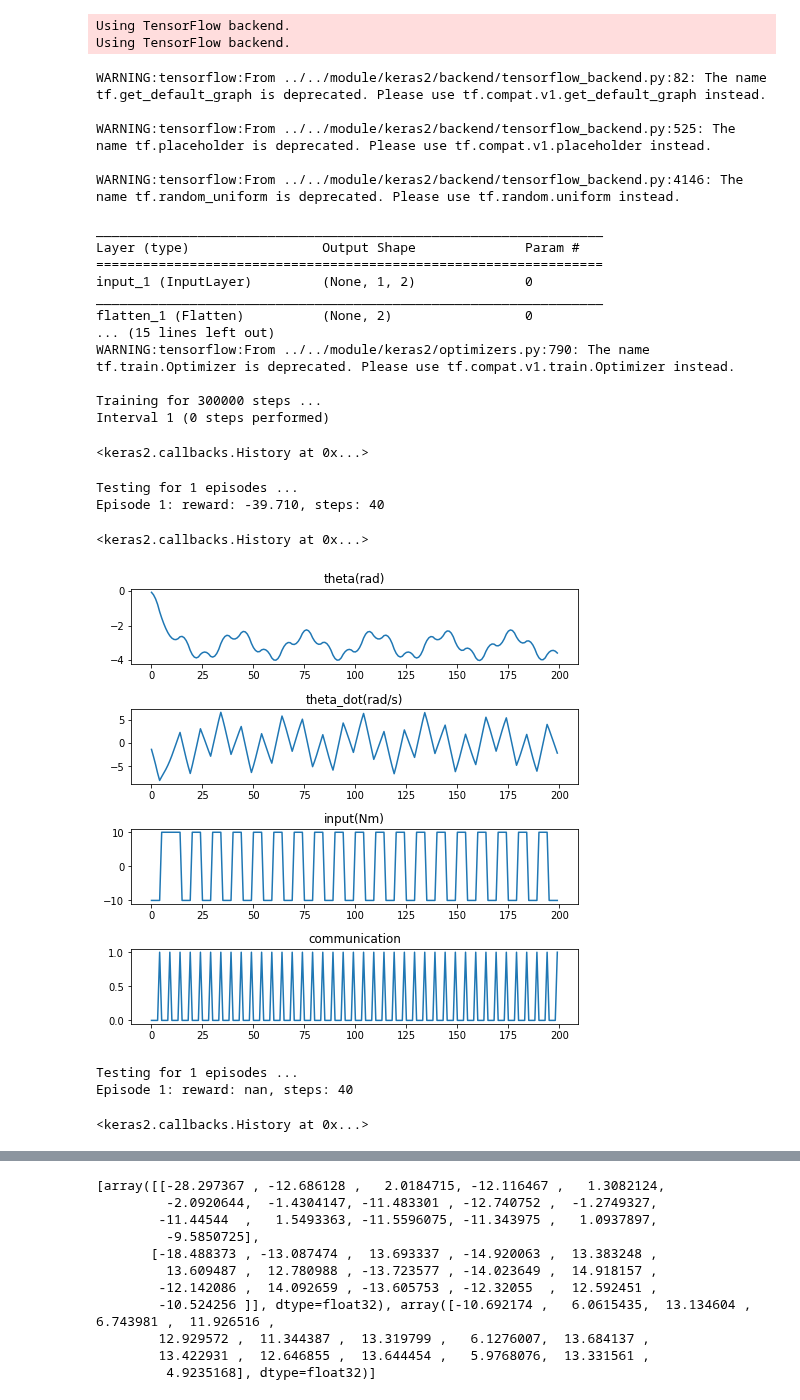
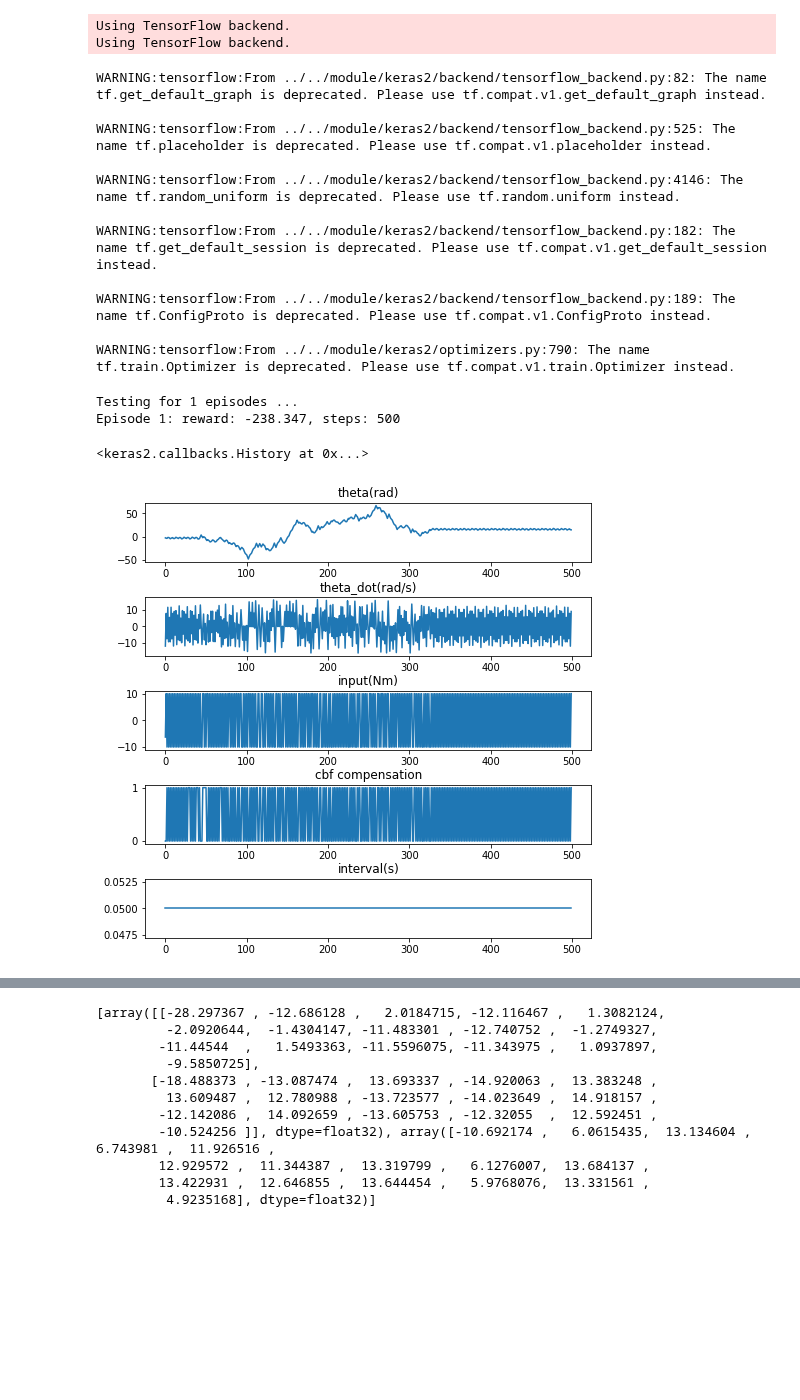
Before and after one commit to ibuki1024/eventDDPG, a Jupyter notebook: notebook/self_trigger/sample_value_system.ipynb, the cells around one changed output, grey strips where cells are left out. Saved outputs shown, nothing was run; the diff lists cells and outputs as text; code cells hidden in the pictures; blank space fills up the shorter version.

```diff
--- a/notebook/self_trigger/sample_value_system.ipynb
+++ b/notebook/self_trigger/sample_value_system.ipynb
@@ -103,13 +62,13 @@ def agent(a_shape, s_shape):
 # %%
 #safe learning
-l = 0.1
 step = 300000
-episode_step = int(200 * 0.05 / (dt * control_interval)) # 入力が加えられる回数を200(dt=0.05)にする
+episode_step = 500 # 入力が加えられる回数を200(dt=0.05)にする
 a = agent((1,), (2,))
 a.compile(Adam(lr=0.001, clipnorm=1.), metrics=["mae"])
 # a.load_weights('../learned_models_vol2/0.5standup-agent.h5')
 # a.load_weights('../../learned_models_stab/lqr_optimal_agent.h5')
-a.fit(env, l=l, nb_steps=step, visualize=0, verbose=1, nb_max_episode_steps=episode_step, action_repetition=control_interval)
+a.actor.load_weights('./saved_agent/sample_value.h5')
+# a.fit(env, nb_steps=step, visualize=0, verbose=1, nb_max_episode_steps=episode_step)
 # %% [output]
 WARNING:tensorflow:From ../../module/keras2/backend/tensorflow_backend.py:82: The name tf.get_default_graph is deprecated. Please use tf.compat.v1.get_default_graph instead.
 
@@ -117,43 +76,29 @@ WARNING:tensorflow:From ../../module/keras2/backend/tensorflow_backend.py:525: T
 
 WARNING:tensorflow:From ../../module/keras2/backend/tensorflow_backend.py:4146: The name tf.random_uniform is deprecated. Please use tf.random.uniform instead.
 
-_________________________________________________________________
-Layer (type)                 Output Shape              Param #
-=================================================================
-input_1 (InputLayer)         (None, 1, 2)              0
-_________________________________________________________________
-flatten_1 (Flatten)          (None, 2)                 0
-... (15 lines left out)
+WARNING:tensorflow:From ../../module/keras2/backend/tensorflow_backend.py:182: The name tf.get_default_session is deprecated. Please use tf.compat.v1.get_default_session instead.
+
+WARNING:tensorflow:From ../../module/keras2/backend/tensorflow_backend.py:189: The name tf.ConfigProto is deprecated. Please use tf.compat.v1.ConfigProto instead.
+
 WARNING:tensorflow:From ../../module/keras2/optimizers.py:790: The name tf.train.Optimizer is deprecated. Please use tf.compat.v1.train.Optimizer instead.
-
-Training for 300000 steps ...
-Interval 1 (0 steps performed)
-<keras2.callbacks.History at 0x...>
 # %%
 # a.load_weights('../../learned_models_stab/lqr_optimal_agent.h5')
-a.test(env, l=l, visualize=0, nb_max_episode_steps=episode_step, action_repetition=control_interval)
+a.test(env, visualize=0, nb_max_episode_steps=episode_step, tau=0.05)
 # %% [output]
 Testing for 1 episodes ...
-Episode 1: reward: -39.710, steps: 40
+Episode 1: reward: -238.347, steps: 500
 <keras2.callbacks.History at 0x...>
 # %%
-titles = ['theta(rad)', 'theta_dot(rad/s)', 'input(Nm)', 'communication']
+titles = ['theta(rad)', 'theta_dot(rad/s)', 'input(Nm)', 'cbf compensation', 'interval(s)']
 history = a.data_log[0]
 x_axis = range(history.shape[0])
 plt.figure(figsize=(8,8))
 plt.subplots_adjust(wspace=0.4, hspace=0.6)
 for i in range(history.shape[1]):
     data = history[:,i]
     plt.subplot(history.shape[1],1,i+1)
     plt.title(titles[i])
     plt.plot(x_axis, data)
 plt.show()
 # %% [output]
-[figure, old version]
+[figure, new version]
-# %%
-# a.load_weights('../../learned_models_stab/lqr_optimal_agent.h5')
-a.test(env, l=l, visualize=0, nb_max_episode_steps=episode_step, action_repetition=control_interval)
-# %% [output]
-Testing for 1 episodes ...
-Episode 1: reward: nan, steps: 40
-<keras2.callbacks.History at 0x...>
```
Also changed, not shown: parts of 8 cells of this notebook, 20 other files.
